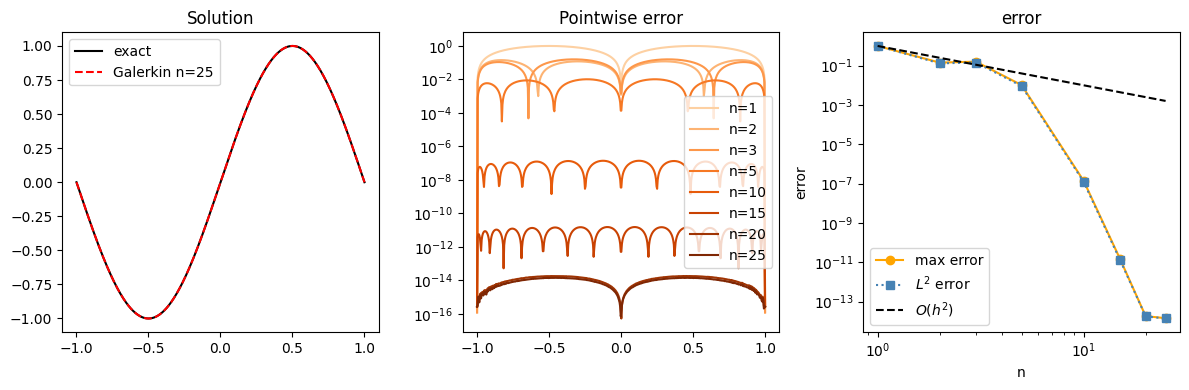
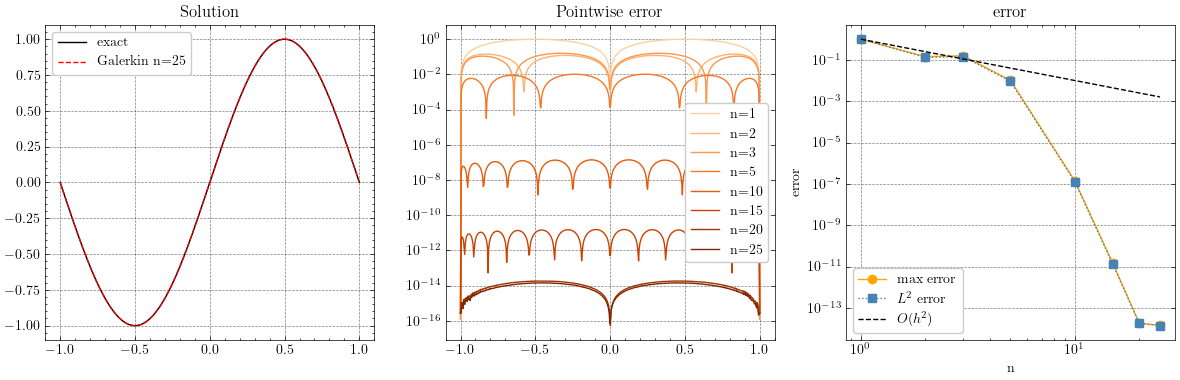
Code edit (unified diff) that turned the first committed figure into the second:
--- before
+++ after
@@ -28,4 +28,5 @@
 for i, n in enumerate(N_vals):
     axes[1].plot(x, errors[i], label=f'n={n}', color=colors[i])
+    label = f'n={n}' if i in [0, len(N_vals)//3, 2*len(N_vals)//3, len(N_vals)-1] else None
 axes[1].legend()
 axes[1].set_yscale("log")
@@ -42,3 +43,5 @@
 
 plt.tight_layout()
+plt.savefig("results/spectral-galerkin.pdf", format="pdf")
+plt.savefig("results/spectral-galerkin.png", format="png")
 plt.show()

Commit: updated readme